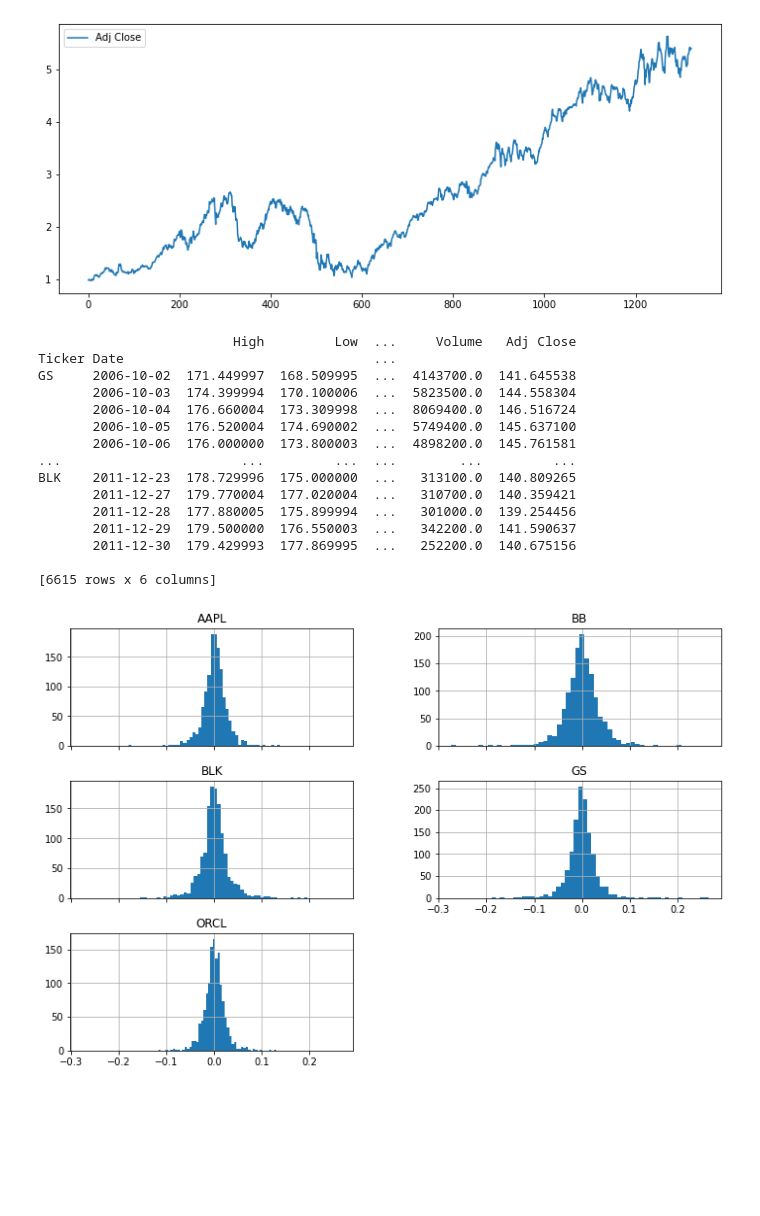
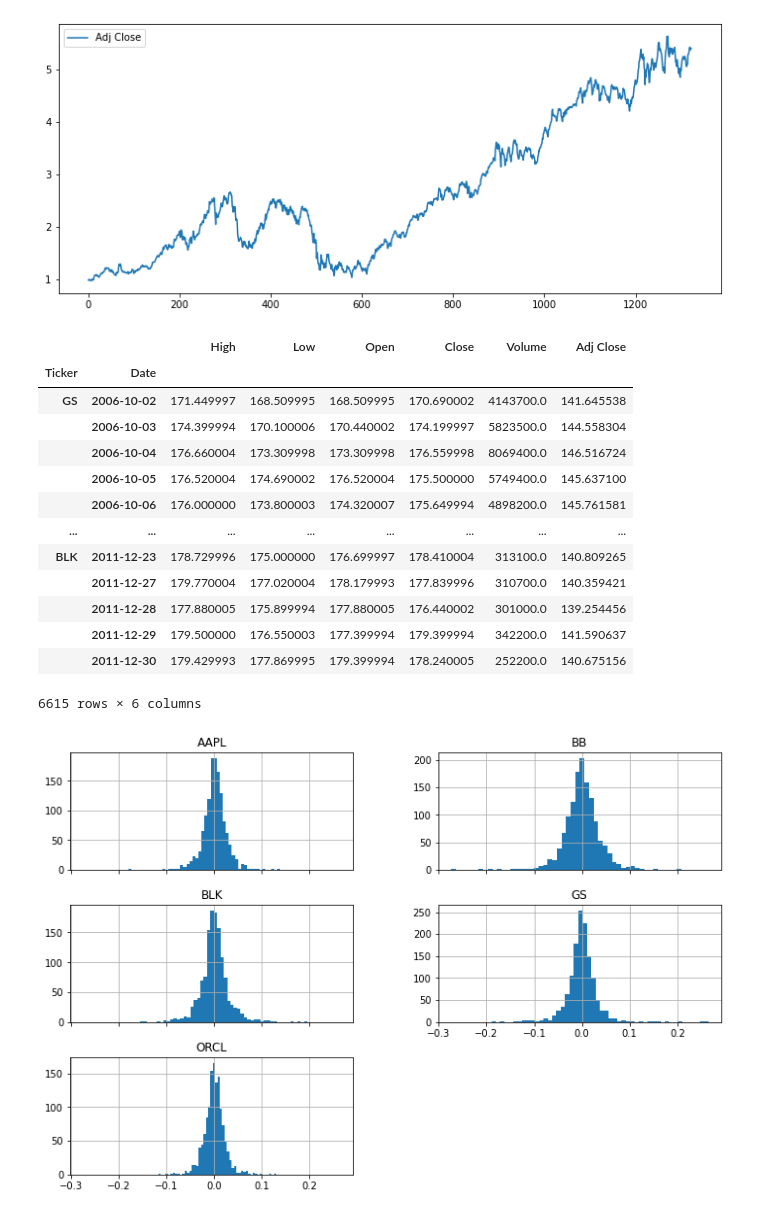
Before and after one commit to DataCrusade1999/Quantitative-Analytics, a Jupyter notebook: Quantitative_Analytics.ipynb, the cells around one changed output. Drawn from its saved outputs; the diff is of its cells as text; code cells hidden in the pictures; blank space fills up the shorter version.

```diff
--- a/Quantitative_Analytics.ipynb
+++ b/Quantitative_Analytics.ipynb
@@ -241,29 +241,28 @@ plt.show()
 # %%
 def get(tickers, startdate, enddate):
   def data(ticker):
     return (pdr.get_data_yahoo(ticker, start=startdate, end=enddate))
   datas = map (data, tickers)
   return(pd.concat(datas, keys=tickers, names=['Ticker', 'Date']))
 
 tickers = ['GS', 'ORCL', 'BB','AAPL','BLK']
 all_data = get(tickers, datetime.datetime(2006, 10, 1), datetime.datetime(2012, 1, 1))
-print(all_data)
+all_data
 # %% [output]
+|  |  | High | Low | Open | Close | Volume | Adj Close |
+| Ticker | Date |  |  |  |  |  |  |
+| GS | 2006-10-02 | 171.449997 | 168.509995 | 168.509995 | 170.690002 | 4143700.0 | 141.645538 |
+|  | 2006-10-03 | 174.399994 | 170.100006 | 170.440002 | 174.199997 | 5823500.0 | 144.558304 |
+|  | 2006-10-04 | 176.660004 | 173.309998 | 173.309998 | 176.559998 | 8069400.0 | 146.516724 |
+|  | 2006-10-05 | 176.520004 | 174.690002 | 176.520004 | 175.500000 | 5749400.0 | 145.637100 |
+|  | 2006-10-06 | 176.000000 | 173.800003 | 174.320007 | 175.649994 | 4898200.0 | 145.761581 |
+| ... | ... | ... | ... | ... | ... | ... | ... |
+| BLK | 2011-12-23 | 178.729996 | 175.000000 | 176.699997 | 178.410004 | 313100.0 | 140.809265 |
+|  | 2011-12-27 | 179.770004 | 177.020004 | 178.179993 | 177.839996 | 310700.0 | 140.359421 |
+|  | 2011-12-28 | 177.880005 | 175.899994 | 177.880005 | 176.440002 | 301000.0 | 139.254456 |
+|  | 2011-12-29 | 179.500000 | 176.550003 | 177.399994 | 179.399994 | 342200.0 | 141.590637 |
+|  | 2011-12-30 | 179.429993 | 177.869995 | 179.399994 | 178.240005 | 252200.0 | 140.675156 |
-                         High         Low  ...     Volume   Adj Close
-Ticker Date                                ...
-GS     2006-10-02  171.449997  168.509995  ...  4143700.0  141.645538
-       2006-10-03  174.399994  170.100006  ...  5823500.0  144.558304
-       2006-10-04  176.660004  173.309998  ...  8069400.0  146.516724
-       2006-10-05  176.520004  174.690002  ...  5749400.0  145.637100
-       2006-10-06  176.000000  173.800003  ...  4898200.0  145.761581
-...                       ...         ...  ...        ...         ...
-BLK    2011-12-23  178.729996  175.000000  ...   313100.0  140.809265
-       2011-12-27  179.770004  177.020004  ...   310700.0  140.359421
-       2011-12-28  177.880005  175.899994  ...   301000.0  139.254456
-       2011-12-29  179.500000  176.550003  ...   342200.0  141.590637
-       2011-12-30  179.429993  177.869995  ...   252200.0  140.675156
-
-[6615 rows x 6 columns]
+6615 rows × 6 columns
 # %%
 daily_close_nStocks=all_data[['Adj Close']].reset_index().pivot('Date','Ticker','Adj Close')
 daily_pct_change=daily_close_nStocks.pct_change()
```
Also changed, not shown: parts of 11 cells of this notebook.
